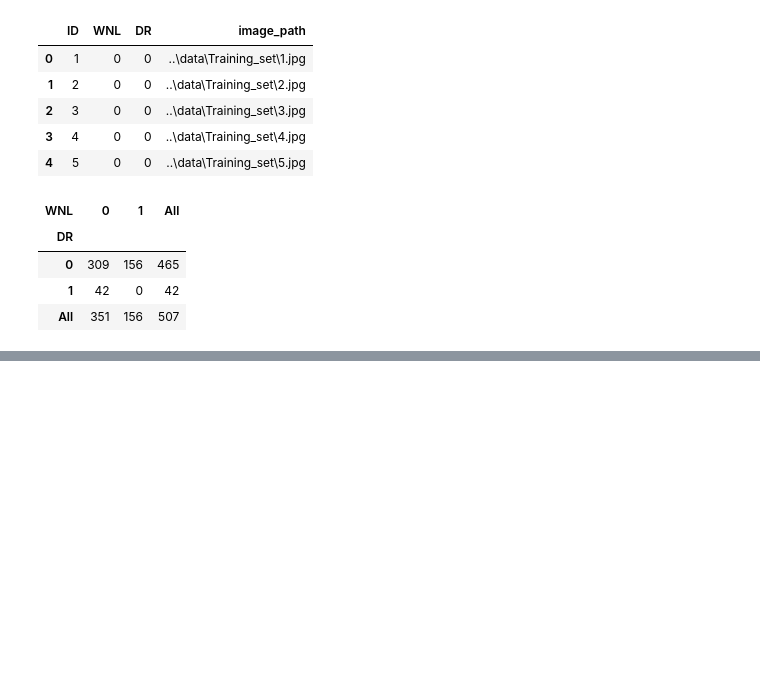
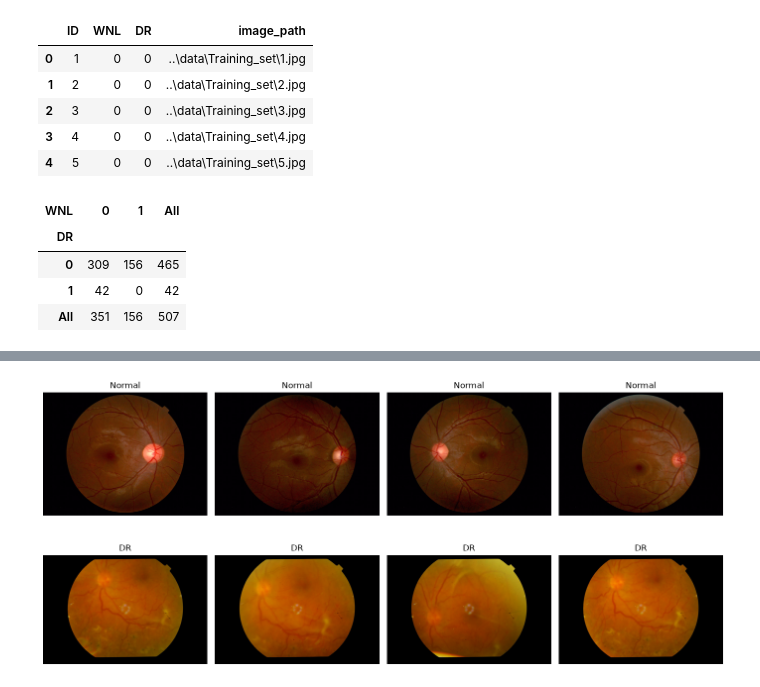
Before and after one commit to hebawl/retinal-dr-classification, a Jupyter notebook: notebooks/01_data_inspection.ipynb, the cells around one changed output, grey strips where cells are left out. Cells and saved outputs as stored; diff of their text form; code cells hidden in the pictures; blank space fills up the shorter version.

```diff
--- a/notebooks/01_data_inspection.ipynb
+++ b/notebooks/01_data_inspection.ipynb
@@ -171,0 +512,12 @@ pd.crosstab(
+# %%
+binary_only = resolution_class_df[
+    (resolution_class_df["DR"] == 1) |
+    ((resolution_class_df["DR"] == 0) & (resolution_class_df["WNL"] == 1))
+].copy()
+
+resolution_counts_binary = pd.crosstab(
+    binary_only["DR"],
+    [binary_only["width"], binary_only["height"]]
+)
+
+resolution_counts_binary
@@ -171,0 +621,25 @@ pd.crosstab(
+# %%
+fig, axes = plt.subplots(2, 4, figsize=(14, 7))
+
+for row, target in enumerate([0, 1]):
+
+    samples = binary_only[
+        binary_only["DR"] == target
+    ].sample(4, random_state=42)
+
+    for ax, (_, row_data) in zip(
+        axes[row],
+        samples.iterrows()
+    ):
+        img = Image.open(row_data["image_path"])
+
+        ax.imshow(img)
+        ax.set_title(
+            "Normal" if target == 0 else "DR"
+        )
+        ax.axis("off")
+
+plt.tight_layout()
+plt.show()
+# %% [output]
+[figure, added]
```
Also changed, not shown: parts of 20 cells of this notebook.
